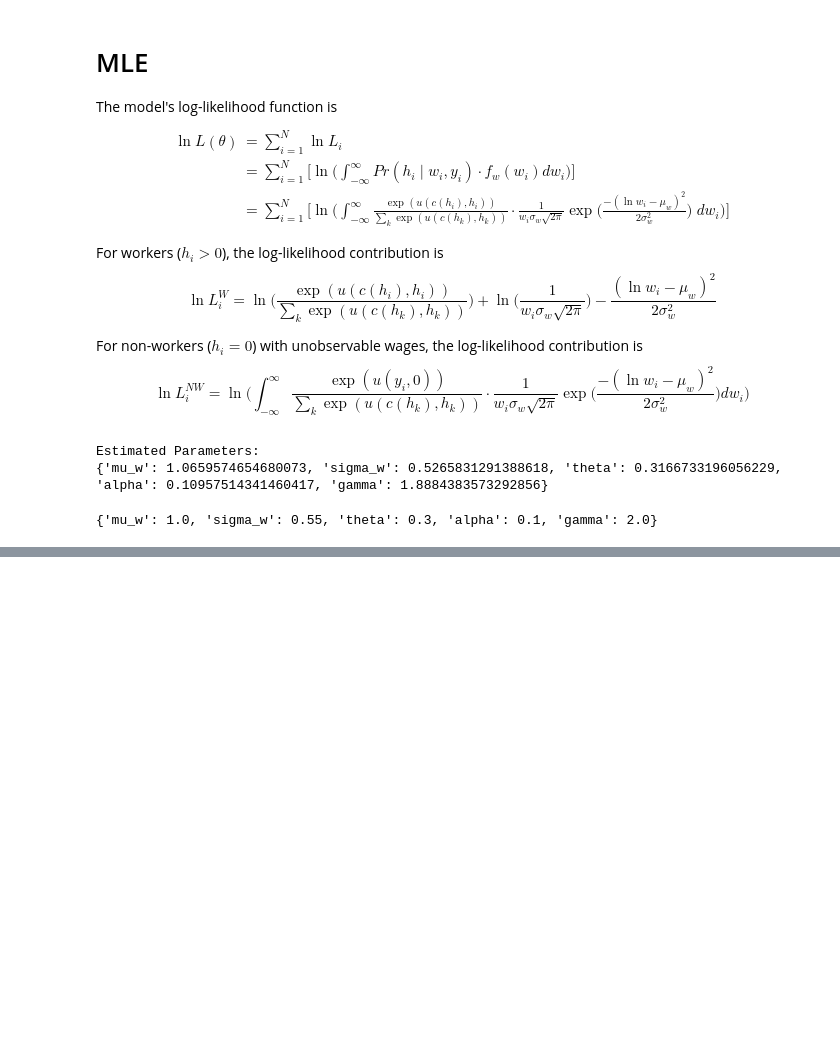
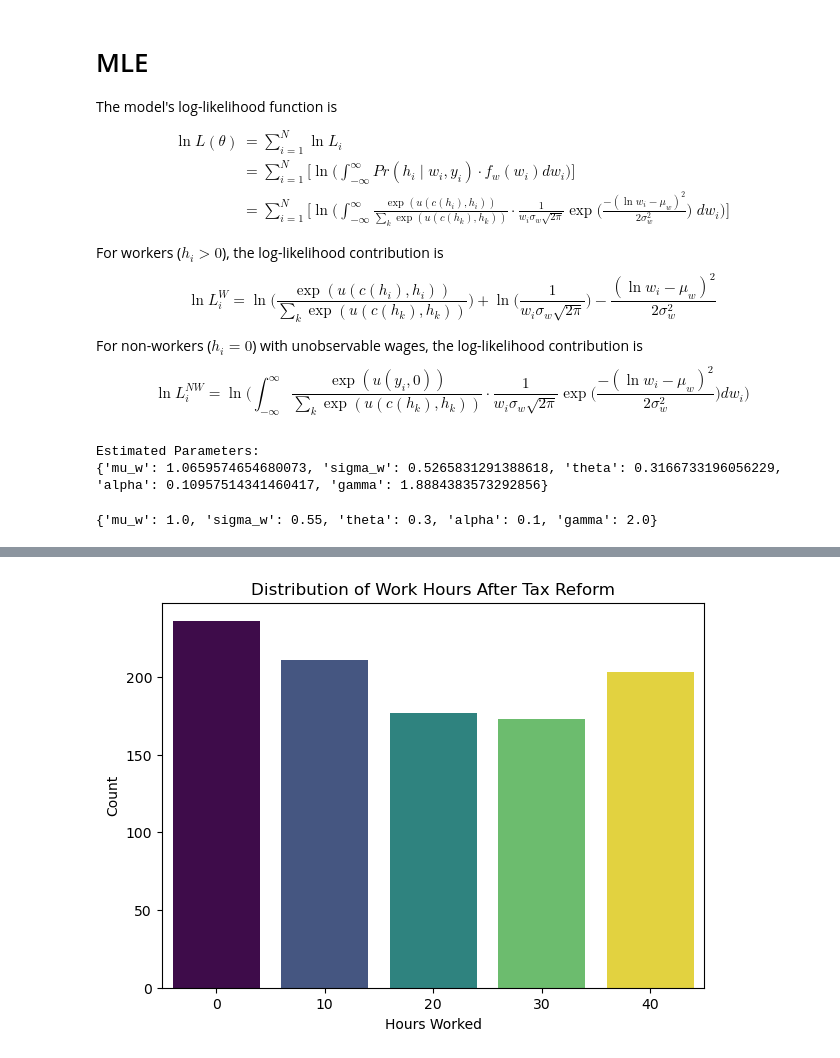
Before and after one commit to hshen0820/Labor-Economics-8400-SP25-, a Jupyter notebook: PSet1/PSet1.ipynb, the cells around one changed output, grey strips where cells are left out. Saved outputs shown, nothing was run; the diff lists cells and outputs as text; code cells hidden in the pictures; blank space fills up the shorter version.

```diff
--- a/PSet1/PSet1.ipynb
+++ b/PSet1/PSet1.ipynb
@@ -349,0 +384,33 @@ print(params_init)
+# %%
+# Work hour choices
+
+choices = []
+
+for i in range(n_individuals):
+    utilities = []
+    for h in hours_options:
+        earnings = w[i] * h
+        tax = tax_reform(earnings)
+
+        # back up consumption from budget constraint
+        c = Y[i] + earnings - tax
+
+        # compute realized utility for each hour choice
+        eps_h = np.random.gumbel(0, 1)
+        U_h = utility(c, h, theta, alpha, gamma) + eps_h
+        utilities.append(U_h)
+
+    # Hours chosen from the finite set to maximize utility
+    choice = hours_options[np.argmax(utilities)]
+    choices.append(choice)
+# %%
+data_new = pd.DataFrame({
+    'NonLaborIncome': Y,
+    'Wage': w,
+    'HoursWorked': choices
+})
+data_new['Earnings'] = data_new['Wage'] * data_new['HoursWorked']
+data_new['Tax'] = tax_reform(data['Earnings'])
+data_new['Consumption'] = data_new['NonLaborIncome'] + data_new['Earnings'] - data_new['Tax']
+data_new.to_csv('simulated_labor_supply_taxReform.csv', index=False)
+data_new.head()
@@ -349,0 +424,11 @@ print(params_init)
+# %%
+# Distribution of Work Hour Choices
+plt.figure(figsize=(7, 5))
+sns.countplot(x='HoursWorked', data=data_new, palette='viridis', hue='HoursWorked', legend=False)
+plt.title('Distribution of Work Hours After Tax Reform')
+plt.xlabel('Hours Worked')
+plt.ylabel('Count')
+plt.savefig('work_hours_disn_post_taxReform.png', dpi=300, bbox_inches='tight')
+plt.show()
+# %% [output]
+[figure, added]
```
Also changed, not shown: parts of 5 cells of this notebook.
